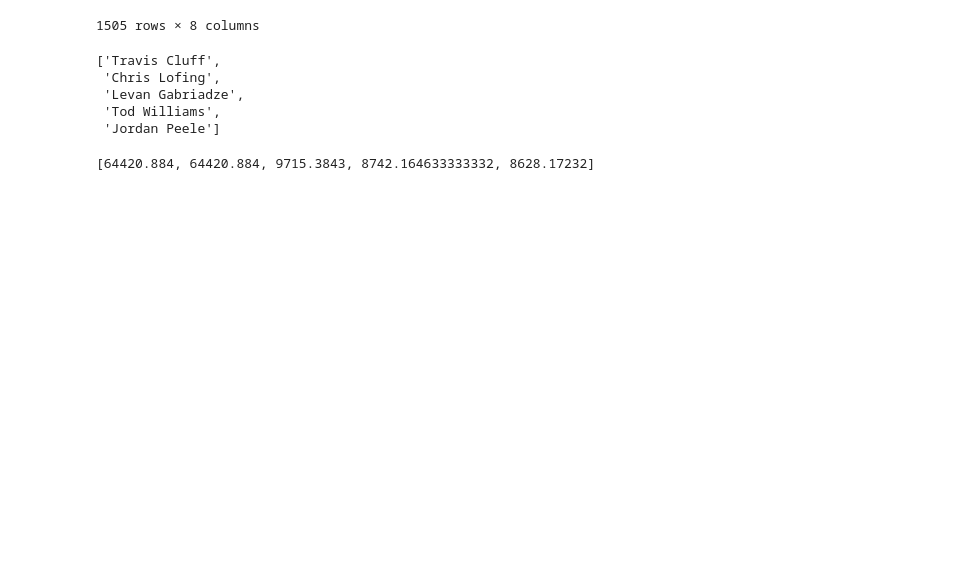
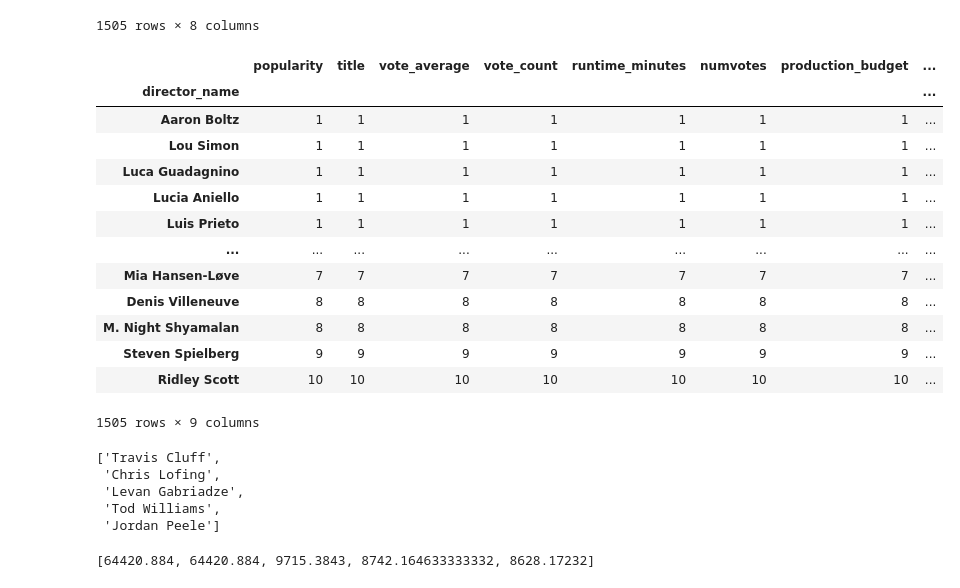
Before and after one commit to ElyLin/MovieAnalysisProject, a Jupyter notebook: Draft_with_recommendation.ipynb, the cells around one changed output. Cells and saved outputs as stored; diff of their text form; code cells hidden in the pictures; blank space fills up the shorter version.

```diff
--- a/Draft_with_recommendation.ipynb
+++ b/Draft_with_recommendation.ipynb
@@ -638,6 +640,24 @@ selected_directors
 | Steve Lickteig | 0.600000 | 7.000000 | 1.000000 | 55.0 | 39.0 | 100000.0 | 0.0 | ... |
 | Megan Griffiths | 3.893857 | 4.942857 | 43.285714 | 98.0 | 7709.0 | 2300000.0 | 0.0 | ... |
 1505 rows × 8 columns
+# %%
+movie_count=dropped_df.groupby(['director_name']).count()
+movie_count.sort_values(by='ROI')
+# %% [output]
+|  | popularity | title | vote_average | vote_count | runtime_minutes | numvotes | production_budget | ... |
+| director_name |  |  |  |  |  |  |  | ... |
+| Aaron Boltz | 1 | 1 | 1 | 1 | 1 | 1 | 1 | ... |
+| Lou Simon | 1 | 1 | 1 | 1 | 1 | 1 | 1 | ... |
+| Luca Guadagnino | 1 | 1 | 1 | 1 | 1 | 1 | 1 | ... |
+| Lucia Aniello | 1 | 1 | 1 | 1 | 1 | 1 | 1 | ... |
+| Luis Prieto | 1 | 1 | 1 | 1 | 1 | 1 | 1 | ... |
+| ... | ... | ... | ... | ... | ... | ... | ... | ... |
+| Mia Hansen-Løve | 7 | 7 | 7 | 7 | 7 | 7 | 7 | ... |
+| Denis Villeneuve | 8 | 8 | 8 | 8 | 8 | 8 | 8 | ... |
+| M. Night Shyamalan | 8 | 8 | 8 | 8 | 8 | 8 | 8 | ... |
+| Steven Spielberg | 9 | 9 | 9 | 9 | 9 | 9 | 9 | ... |
+| Ridley Scott | 10 | 10 | 10 | 10 | 10 | 10 | 10 | ... |
+1505 rows × 9 columns
 # %%
 #prepare top 5 director names for the plot
 top_5_directors=list(selected_directors[0:5].index)
```
Also changed, not shown: parts of 16 cells of this notebook.
